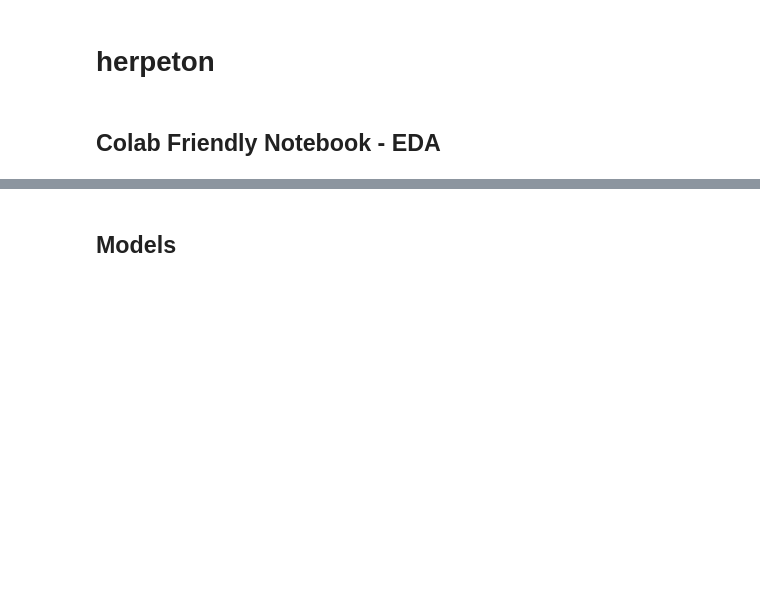
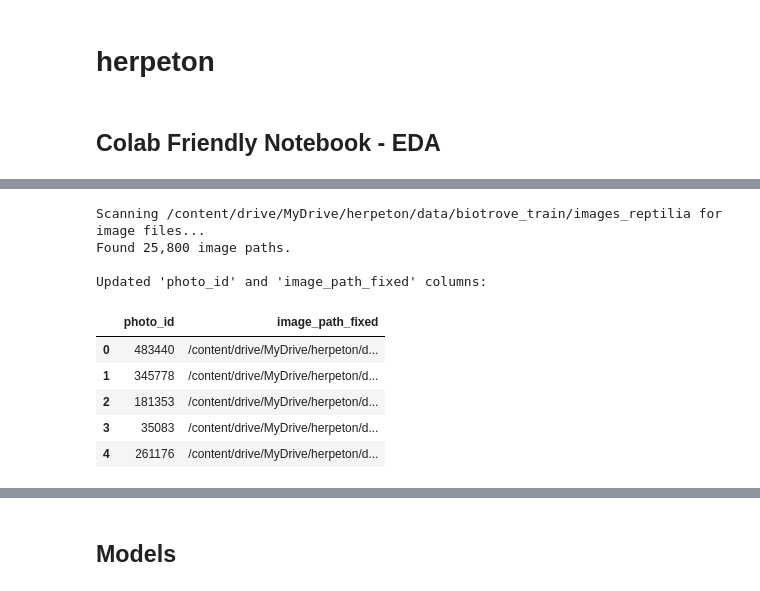
Before and after one commit to omarsagoo/herpeton, a Jupyter notebook: notebook_colab_Updated EDA and Model 2 and 3.ipynb, the cells around one changed output, grey strips where cells are left out. Cells and saved outputs as stored; diff of their text form; code cells hidden in the pictures; blank space fills up the shorter version.

```diff
--- a/notebook_colab_Updated EDA and Model 2 and 3.ipynb
+++ b/notebook_colab_Updated EDA and Model 2 and 3.ipynb
@@ -116,3 +111,54 @@ df[["image_path", "image_path_fixed"]].head()
+# %%
+#@title Validate and Correct Image Paths
+IMG_DIR = "/content/drive/MyDrive/herpeton/data/biotrove_train/images_reptilia"
+BASE_OUT = "/content/drive/MyDrive/herpeton/data/biotrove_train"
+
+# 1. Initialize an empty dictionary to store the mapping
+photo_id_to_path_map = {}
+
+# Define common image extensions
+IMAGE_EXTENSIONS = ('.jpg', '.jpeg', '.png', '.gif', '.bmp', '.tiff')
+
+# 2. Iterate through all files and subdirectories within IMG_DIR
+print(f"Scanning {IMG_DIR} for image files...")
+for root, _, files in os.walk(IMG_DIR):
+    for filename in files:
+        # 3. Check if its extension is a common image format
+        if filename.lower().endswith(IMAGE_EXTENSIONS):
+            try:
+                # 4. Extract the numeric photo_id from its filename
+                photo_id_str = os.path.splitext(filename)[0] # e.g., '12345.jpg' -> '12345'
+                photo_id = int(photo_id_str)
+
+                # 5. Store the full path of the image file in the map
+                full_path = os.path.join(root, filename)
+                photo_id_to_path_map[photo_id] = full_path
+            except ValueError:
+                # Skip files whose names are not valid photo_ids
+                continue
+print(f"Found {len(photo_id_to_path_map):,} image paths.")
+
+# 6. Convert the photo_id column in the DataFrame df to an integer type
+df['photo_id'] = df['photo_id'].astype(int)
+
+# 7. Update the image_path_fixed column in df by mapping the photo_id column
+#    Any photo_id that does not have a corresponding entry will result in np.nan
+df['image_path_fixed'] = df['photo_id'].map(photo_id_to_path_map)
+
+# 8. Display the first few rows of the photo_id and image_path_fixed columns
+print("\nUpdated 'photo_id' and 'image_path_fixed' columns:")
+df[['photo_id', 'image_path_fixed']].head()
+# %% [output]
+Scanning /content/drive/MyDrive/herpeton/data/biotrove_train/images_reptilia for image files...
+Found 25,800 image paths.
+
+Updated 'photo_id' and 'image_path_fixed' columns:
+|  | photo_id | image_path_fixed |
+| 0 | 483440 | /content/drive/MyDrive/herpeton/d... |
+| 1 | 345778 | /content/drive/MyDrive/herpeton/d... |
+| 2 | 181353 | /content/drive/MyDrive/herpeton/d... |
+| 3 | 35083 | /content/drive/MyDrive/herpeton/d... |
+| 4 | 261176 | /content/drive/MyDrive/herpeton/d... |
 # %%
 #@title Calculate the width and height for each image and add them to df
 
```
Also changed, not shown: parts of 21 cells of this notebook.
